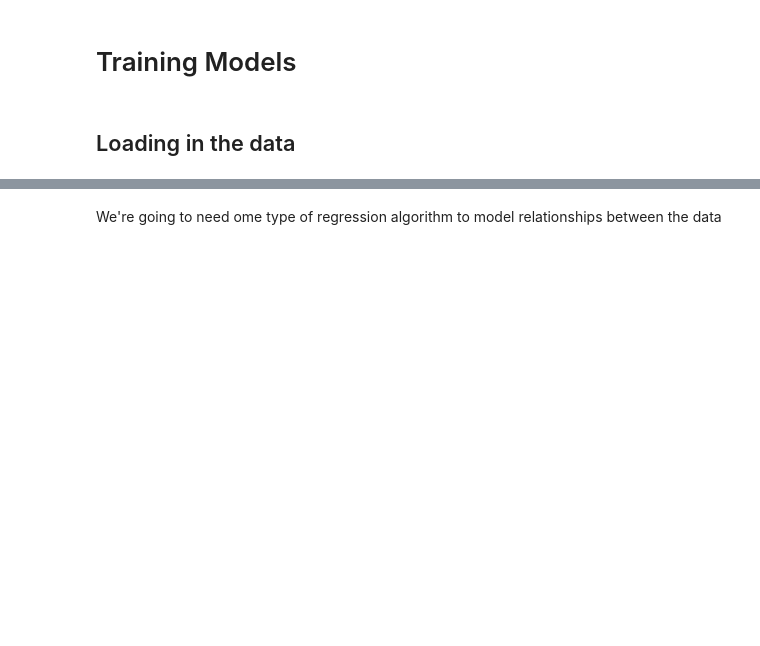
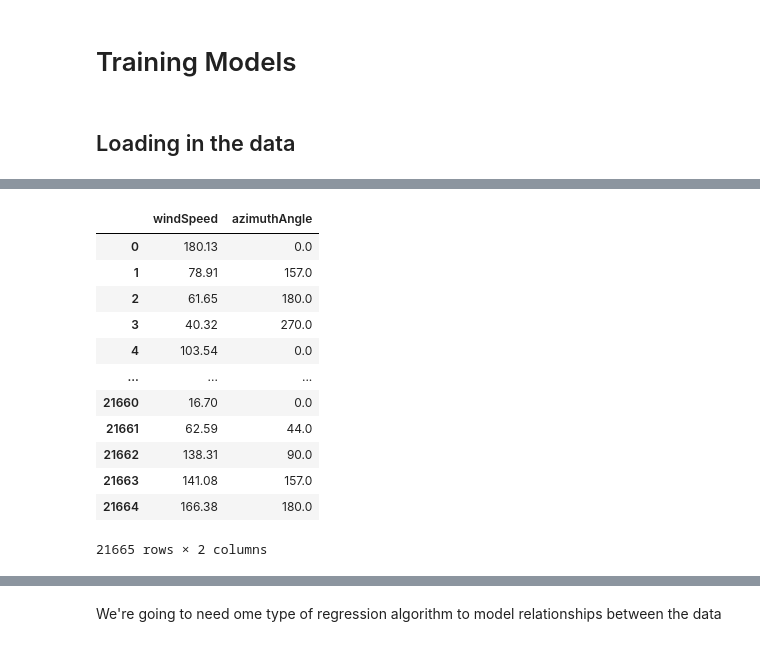
Before and after one commit to elliotdable/fp_ml_ucl, a Jupyter notebook: notebooks/deep_neural_net_training.ipynb, the cells around one changed output, grey strips where cells are left out. Saved outputs shown, nothing was run; the diff lists cells and outputs as text; code cells hidden in the pictures; blank space fills up the shorter version.

```diff
--- a/notebooks/deep_neural_net_training.ipynb
+++ b/notebooks/deep_neural_net_training.ipynb
@@ -50,3 +50,19 @@ kiruna.head(5)
+# %%
+kiruna[['windSpeed', 'azimuthAngle']]
+# %% [output]
+|  | windSpeed | azimuthAngle |
+| 0 | 180.13 | 0.0 |
+| 1 | 78.91 | 157.0 |
+| 2 | 61.65 | 180.0 |
+| 3 | 40.32 | 270.0 |
+| 4 | 103.54 | 0.0 |
+| ... | ... | ... |
+| 21660 | 16.70 | 0.0 |
+| 21661 | 62.59 | 44.0 |
+| 21662 | 138.31 | 90.0 |
+| 21663 | 141.08 | 157.0 |
+| 21664 | 166.38 | 180.0 |
+21665 rows × 2 columns
 # %%
 kiruna.keys()
 # %% [output]
```
Also changed, not shown: parts of 6 cells of this notebook, 2 other files.
